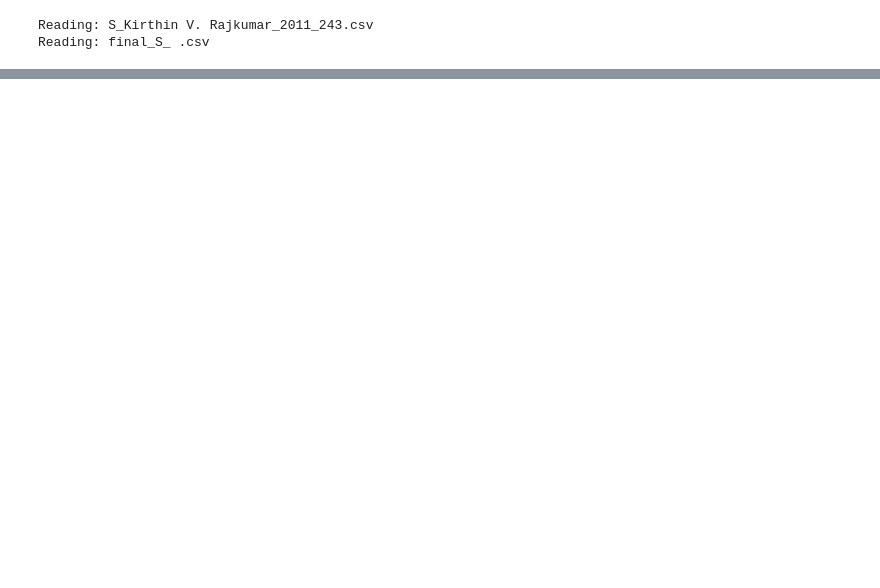
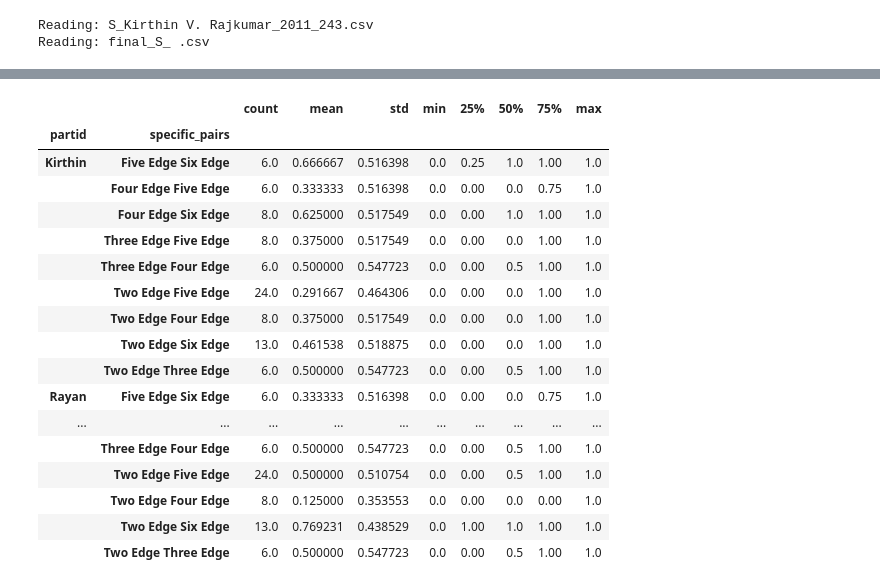
Before and after one commit to JerryGuo2001/GraphWalkFlights, a Jupyter notebook: Graph-Walk-Flight_Psiturk_by_Jerry_Rohin/data/analysis/GWF_analysis.ipynb, the cells around one changed output, grey strips where cells are left out. Saved outputs shown, nothing was run; the diff lists cells and outputs as text; code cells hidden in the pictures; blank space fills up the shorter version.

```diff
--- a/Graph-Walk-Flight_Psiturk_by_Jerry_Rohin/data/analysis/GWF_analysis.ipynb
+++ b/Graph-Walk-Flight_Psiturk_by_Jerry_Rohin/data/analysis/GWF_analysis.ipynb
@@ -16,6 +16,9 @@ for file in os.listdir(folder_path):
         print(f"Reading: {file}")
         try:
             df_individual = pd.read_csv(file_path, on_bad_lines='skip')
+            if 'Peoria' in df_individual['cities'][0]:
+                df_individual['city_type'] = 'US'
+            else: df_individual['city_type'] = 'Fictional'
             df_list.append(df_individual)
         except Exception as e:
             print(f"Error reading {file}: {e}")
@@ -79,0 +109,28 @@ direct_df['weighted_correct'].mean(),direct_df['accuracy'].mean()
+# %%
+# Relative Distance Judgement Analysis
+shortest_df = df[df['trial_type']=='shortestpath_phase']
+
+shortest_df = shortest_df.loc[:, ~shortest_df.isna().all()]
+shortest_df = shortest_df.drop(columns=['time_elapsed','cumulative_accuracy']).reset_index(drop='index')
+shortest_df = shortest_df.map(lambda x: x.replace('../static/images/US_Cities_List/', '') if isinstance(x, str) else x)
+shortest_df = shortest_df.map(lambda x: x.replace('../static/images/Fictional_Cities_List/', '') if isinstance(x, str) else x)
+shortest_df.groupby(['partid','specific_pairs']).describe()['accuracy']
+# %% [output]
+|  |  | count | mean | std | min | 25% | 50% | 75% | max |
+| partid | specific_pairs |  |  |  |  |  |  |  |  |
+| Kirthin | Five Edge Six Edge | 6.0 | 0.666667 | 0.516398 | 0.0 | 0.25 | 1.0 | 1.00 | 1.0 |
+|  | Four Edge Five Edge | 6.0 | 0.333333 | 0.516398 | 0.0 | 0.00 | 0.0 | 0.75 | 1.0 |
+|  | Four Edge Six Edge | 8.0 | 0.625000 | 0.517549 | 0.0 | 0.00 | 1.0 | 1.00 | 1.0 |
+|  | Three Edge Five Edge | 8.0 | 0.375000 | 0.517549 | 0.0 | 0.00 | 0.0 | 1.00 | 1.0 |
+|  | Three Edge Four Edge | 6.0 | 0.500000 | 0.547723 | 0.0 | 0.00 | 0.5 | 1.00 | 1.0 |
+|  | Two Edge Five Edge | 24.0 | 0.291667 | 0.464306 | 0.0 | 0.00 | 0.0 | 1.00 | 1.0 |
+|  | Two Edge Four Edge | 8.0 | 0.375000 | 0.517549 | 0.0 | 0.00 | 0.0 | 1.00 | 1.0 |
+|  | Two Edge Six Edge | 13.0 | 0.461538 | 0.518875 | 0.0 | 0.00 | 0.0 | 1.00 | 1.0 |
+|  | Two Edge Three Edge | 6.0 | 0.500000 | 0.547723 | 0.0 | 0.00 | 0.5 | 1.00 | 1.0 |
+| Rayan | Five Edge Six Edge | 6.0 | 0.333333 | 0.516398 | 0.0 | 0.00 | 0.0 | 0.75 | 1.0 |
+| ... | ... | ... | ... | ... | ... | ... | ... | ... | ... |
+|  | Three Edge Four Edge | 6.0 | 0.500000 | 0.547723 | 0.0 | 0.00 | 0.5 | 1.00 | 1.0 |
+|  | Two Edge Five Edge | 24.0 | 0.500000 | 0.510754 | 0.0 | 0.00 | 0.5 | 1.00 | 1.0 |
+|  | Two Edge Four Edge | 8.0 | 0.125000 | 0.353553 | 0.0 | 0.00 | 0.0 | 0.00 | 1.0 |
+|  | Two Edge Six Edge | 13.0 | 0.769231 | 0.438529 | 0.0 | 1.00 | 1.0 | 1.00 | 1.0 |
+|  | Two Edge Three Edge | 6.0 | 0.500000 | 0.547723 | 0.0 | 0.00 | 0.5 | 1.00 | 1.0 |
```
Also changed, not shown: parts of 1 cell of this notebook, 1 other file.
